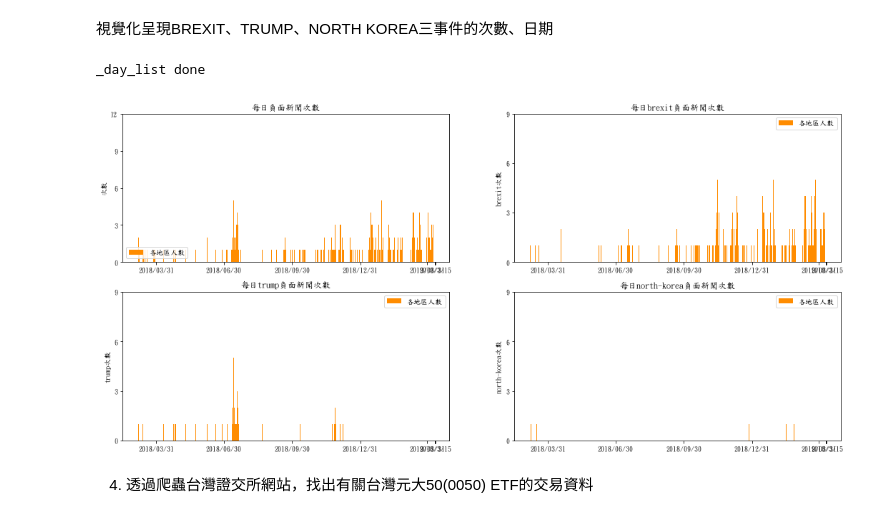
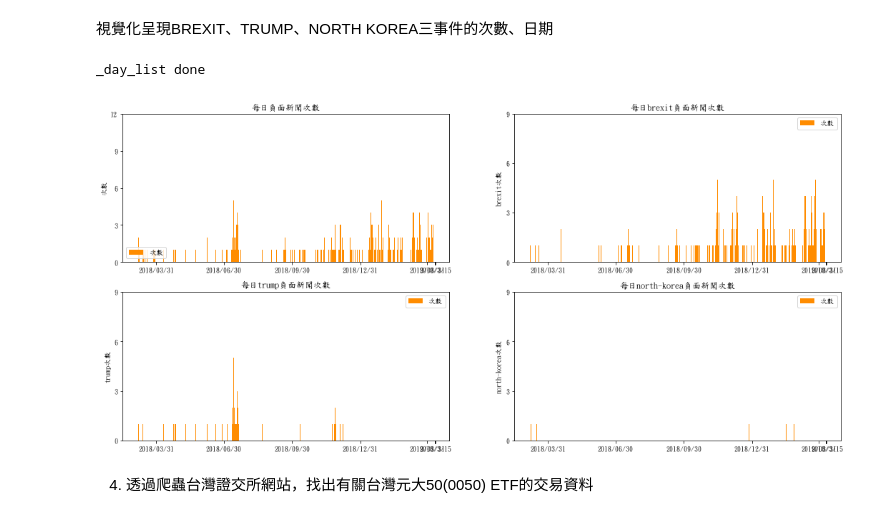
Before and after one commit to b06704028/datasc, a Jupyter notebook: hw2_台灣etf投資人對國際事務之反應.ipynb, the cells around one changed output. Drawn from its saved outputs; the diff is of its cells as text; code cells hidden in the pictures.

```diff
--- a/hw2_台灣etf投資人對國際事務之反應.ipynb
+++ b/hw2_台灣etf投資人對國際事務之反應.ipynb
@@ -271,7 +273,7 @@ p_total_negative_counts_day_dict_values.reverse()
 plt.sca(ax1)
 #print(total_negative_counts_date)
 #total_negative_counts_day_list = []
-plt.bar(p_total_negative_counts_date,p_total_negative_counts_day_dict_values,color = 'darkorange', label='各地區人數')
+plt.bar(p_total_negative_counts_date,p_total_negative_counts_day_dict_values,color = 'darkorange', label='次數')
 plt.legend(loc='lower left')
 plt.ylabel('次數')
 plt.title("每日負面新聞次數")
@@ -289,35 +291,35 @@ for a in range(2,5):
         topic_day_list = p_brexit_day_list
         #topic_day_list.reverse()
         topic = "brexit"
     if a == 3:
         plt.sca(ax3)
         topic_day_list = p_trump_day_list
         #topic_day_list.reverse()
         topic = "trump"
     if a == 4:
         plt.sca(ax4)
         topic_day_list = p_north_korea_day_list
         #topic_day_list.reverse()
         topic = "north-korea"
     if a == 5:
         plt.sca(ax5)
     if a == 6:
         plt.sca(ax6)
     #topic_day_dict = [*negative_event_day_dict[topic]] #抓出tw dict的keys 多餘
     #print(total_negative_counts_date)
-    plt.bar(p_total_negative_counts_date, topic_day_list,color = 'darkorange', label='各地區人數')
+    plt.bar(p_total_negative_counts_date, topic_day_list,color = 'darkorange', label='次數')
     plt.legend(loc='lower left')
     plt.ylabel(str(topic)+'次數')
     plt.title("每日"+str(topic)+"負面新聞次數")
     yaxis = np.arange(0,10,3)
     #plt.ylim(0,20)
     plt.yticks(yaxis)
     plt.xticks(p_xaxis_list)
     plt.legend()
 plt.show()
 # %% [output]
 _day_list done
-[figure, old version]
+[figure, new version]
 # %% [markdown]
 4. 透過爬蟲台灣證交所網站，找出有關台灣元大50(0050) ETF的交易資料
 # %%
```
Also changed, not shown: parts of 2 cells of this notebook.
